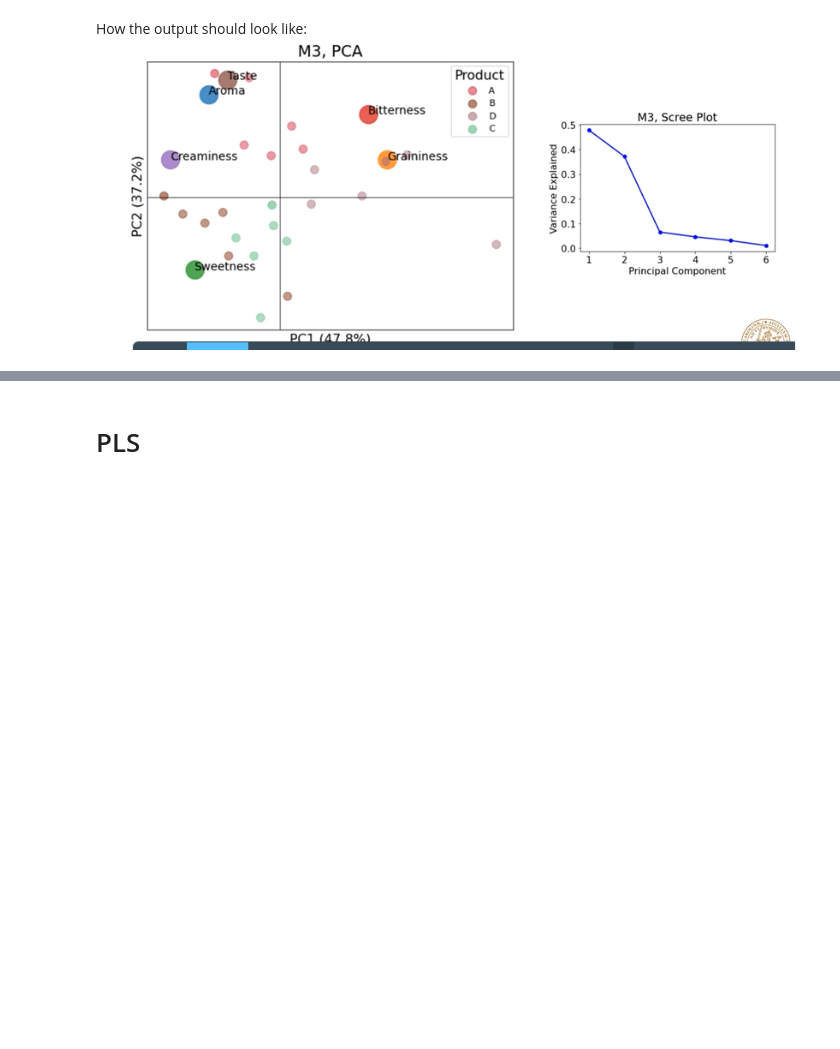
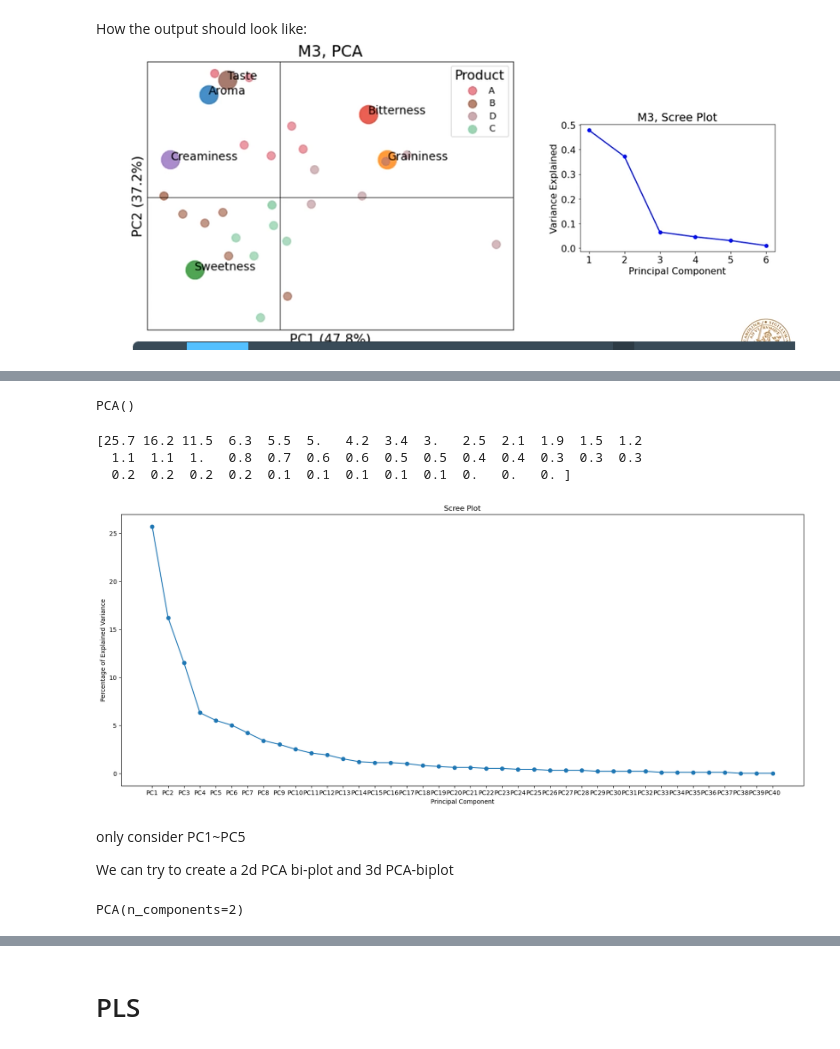
Before and after one commit to Jadelu03/M3, a Jupyter notebook: Task1.ipynb, the cells around one changed output, grey strips where cells are left out. Drawn from its saved outputs; the diff is of its cells as text; code cells hidden in the pictures; blank space fills up the shorter version.

Commit message:
PCA but strange plot

```diff
--- a/Task1.ipynb
+++ b/Task1.ipynb
@@ -170,0 +247,6 @@ How the output should look like: ![image.png](attachment:image.png)
+# %%
+# assign Input (X) and Output (Y)
+X = new_xdf_data
+Y = target
+print(X.shape)
+print(Y.shape)
@@ -170,0 +256,3 @@ How the output should look like: ![image.png](attachment:image.png)
+# %%
+X = scale(X)
+X
@@ -170,0 +273,32 @@ How the output should look like: ![image.png](attachment:image.png)
+# %%
+pca = PCA()
+pca.fit(X)
+# %% [output]
+PCA()
+# %%
+per_var = np.round(pca.explained_variance_ratio_*100, decimals=1)
+print(per_var)
+labels = ['PC' + str(i) for i in range(1, len(per_var)+1)]
+# %% [output]
+[25.7 16.2 11.5  6.3  5.5  5.   4.2  3.4  3.   2.5  2.1  1.9  1.5  1.2
+  1.1  1.1  1.   0.8  0.7  0.6  0.6  0.5  0.5  0.4  0.4  0.3  0.3  0.3
+  0.2  0.2  0.2  0.2  0.1  0.1  0.1  0.1  0.1  0.   0.   0. ]
+# %%
+# Scree Plot
+plt.figure(figsize=(20,8))
+plt.plot(labels, per_var, 'o-')
+plt.ylabel('Percentage of Explained Variance')
+plt.xlabel('Principal Component')
+plt.title('Scree Plot')
+plt.show()
+# %% [output]
+[figure, added]
+# %% [markdown]
+only consider PC1~PC5
+
+We can try to create a 2d PCA bi-plot and 3d PCA-biplot
+# %%
+pca = PCA(n_components=2)
+pca.fit(X)
+# %% [output]
+PCA(n_components=2)
```
Also changed, not shown: parts of 20 cells of this notebook, 4 other files.
